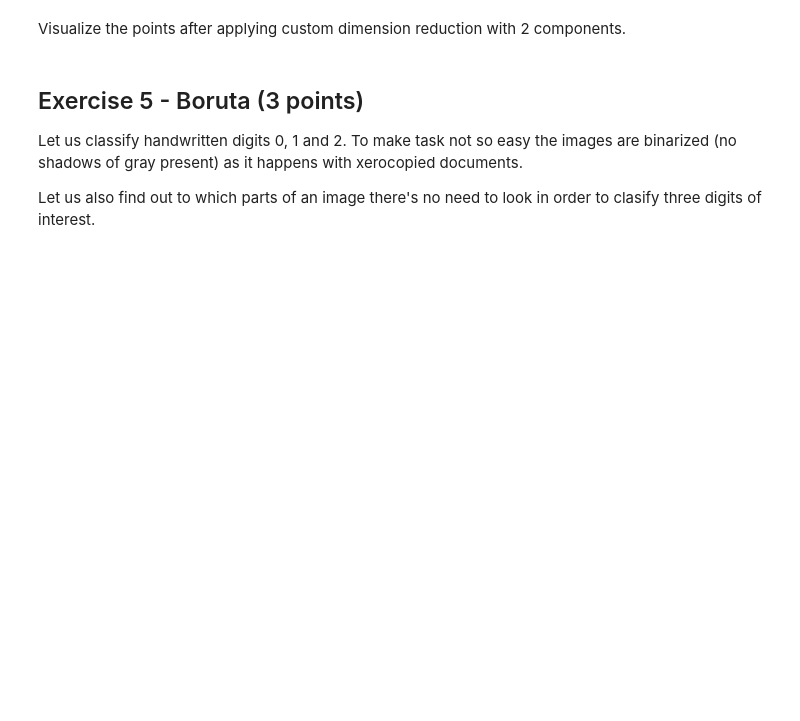
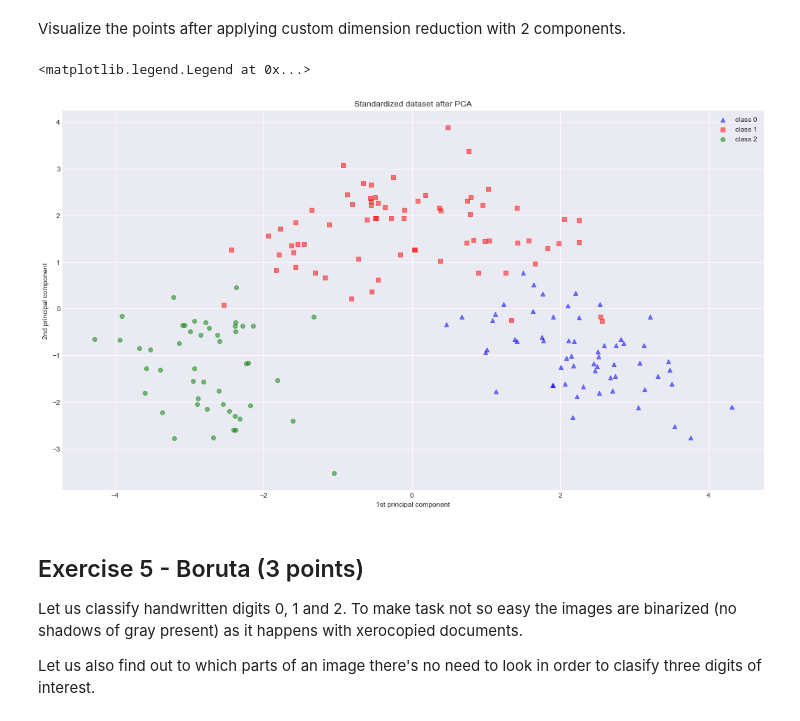
Before and after one commit to devbrest/6_feature_engineering_selection, a Jupyter notebook: homework.ipynb, the cells around one changed output. Cells and saved outputs as stored; diff of their text form; code cells hidden in the pictures; blank space fills up the shorter version.

```diff
--- a/homework.ipynb
+++ b/homework.ipynb
@@ -340,19 +337,27 @@ S = np.array(wine_data)@np.array(wine_data).T / (wine_data.shape[0]-1)
+# %%
+scaler = StandardScaler()
+wine_data_scaled = scaler.fit_transform(wine_data)
+S = np.array(wine_data_scaled).T@np.array(wine_data_scaled) / (wine_data_scaled.shape[0]-1)
 # %% [markdown]
 If your code is correct, the following assert should be Ok.
 # %%
 assert np.allclose(np.linalg.norm(S), 5.787241159764733)
 # %%
+
 from scipy.optimize import minimize
 
 def objective(x):
     # your code: write objective of the problem (don't forget that scipy does min while we need max)
 
+    return - (x.T @ S @ x)
+
 def norm_constraint(x):
     # your code: constaraint norm of x to be 1, function should return 0 if constraint holds
+    return np.linalg.norm(x)-1
 
 con1 = {'type': 'eq', 'fun': norm_constraint}
 
-x0 = np.zeros_like(x)
+x0 = np.zeros(wine_data.shape[1])
 
 sol = minimize(objective,
                x0,
@@ -364,15 +369,16 @@ Hurray! We have first vector! Let's do another one.
 # %%
 def orthogonality_constraint(x):
     # your code: x should be orthogonal to x0, function should return 0 if constraint holds
+    return x.T @ x0
 
 con2 = {'type': 'eq', 'fun': orthogonality_constraint}
 
-x1 = # your code: initial vector to start optimization
+x1 = np.zeros(wine_data.shape[1])
 
 
 sol = minimize(objective,
                x1,
-               constraints = #your code
+               constraints = [con1,con2]
               )
 
 x1 = sol.x
@@ -385,6 +391,28 @@ assert np.allclose(x1@S@x1, 2.5110809296451233)
 ### Visualization (2 points)
 # %% [markdown]
 Visualize the points after applying custom dimension reduction with 2 components.
+# %%
+matrix_w = np.vstack((x0,-x1)).T
+wine_data_scaled_pca = wine_data_scaled @ matrix_w
+
+fig, ax2 = plt.subplots(ncols=1, figsize=(18, 10))
+
+
+
+for l, c, m in zip(range(0, 3), ('blue', 'red', 'green'), ('^', 's', 'o')):
+    ax2.scatter(wine_data_scaled_pca[wine_labels == l, 0], wine_data_scaled_pca[wine_labels == l, 1],
+                color=c, label=f'class {l}', alpha=0.5, marker=m)
+
+
+ax2.set_title('Standardized dataset after PCA')
+
+
+ax2.set_xlabel('1st principal component')
+ax2.set_ylabel('2nd principal component')
+ax2.legend(loc='upper right')
+# %% [output]
+<matplotlib.legend.Legend at 0x...>
+[figure, added]
 # %% [markdown]
 ## Exercise 5 - Boruta (3 points)
 
```
Also changed, not shown: parts of 26 cells of this notebook.
